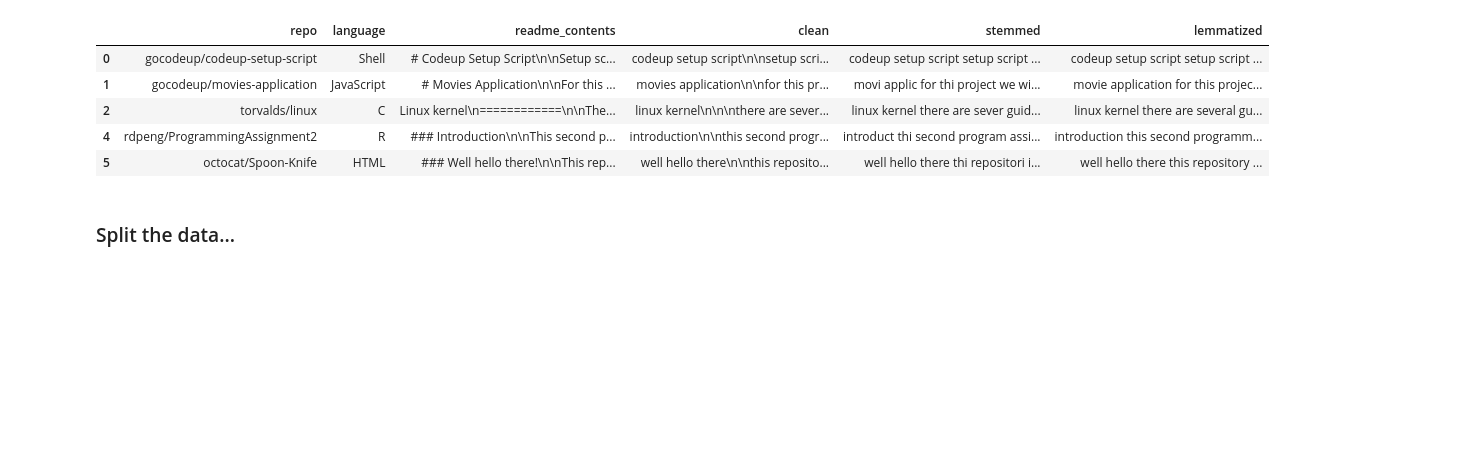
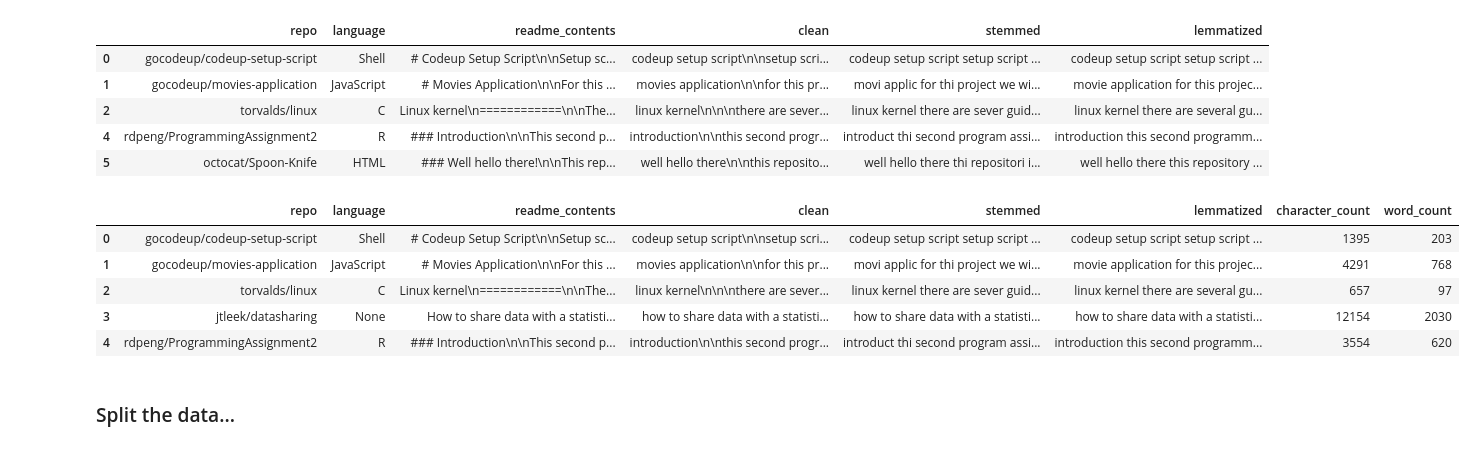
Before and after one commit to team2-nlp-project/team2-nlp-project, a Jupyter notebook: jerry_workbook.ipynb, the cells around one changed output. Drawn from its saved outputs; the diff is of its cells as text; code cells hidden in the pictures; blank space fills up the shorter version.

```diff
--- a/jerry_workbook.ipynb
+++ b/jerry_workbook.ipynb
@@ -586,6 +587,16 @@ df.head()
 #                    word_count=df.lemmatized.str.split().apply(len))
 
 #     return df
+# %%
+df = p.clean_df()
+df.head()
+# %% [output]
+|  | repo | language | readme_contents | clean | stemmed | lemmatized | character_count | word_count |
+| 0 | gocodeup/codeup-setup-script | Shell | # Codeup Setup Script\n\nSetup sc... | codeup setup script\n\nsetup scri... | codeup setup script setup script ... | codeup setup script setup script ... | 1395 | 203 |
+| 1 | gocodeup/movies-application | JavaScript | # Movies Application\n\nFor this ... | movies application\n\nfor this pr... | movi applic for thi project we wi... | movie application for this projec... | 4291 | 768 |
+| 2 | torvalds/linux | C | Linux kernel\n============\n\nThe... | linux kernel\n\n\nthere are sever... | linux kernel there are sever guid... | linux kernel there are several gu... | 657 | 97 |
+| 3 | jtleek/datasharing | None | How to share data with a statisti... | how to share data with a statisti... | how to share data with a statisti... | how to share data with a statisti... | 12154 | 2030 |
+| 4 | rdpeng/ProgrammingAssignment2 | R | ### Introduction\n\nThis second p... | introduction\n\nthis second progr... | introduct thi second program assi... | introduction this second programm... | 3554 | 620 |
 # %% [markdown]
 ### Split the data...
 # %%
```
Also changed, not shown: parts of 8 cells of this notebook, 2 other files.
